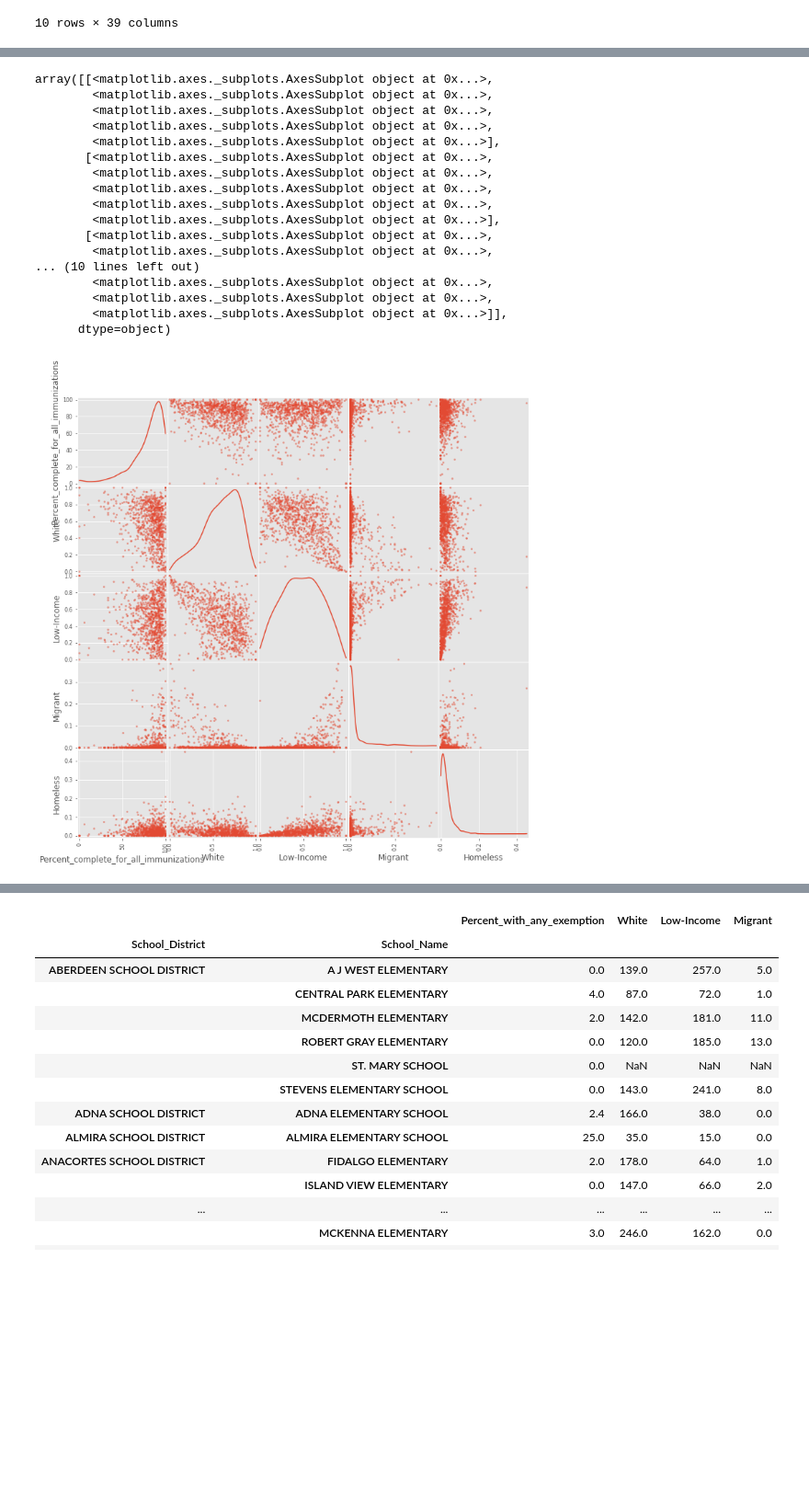
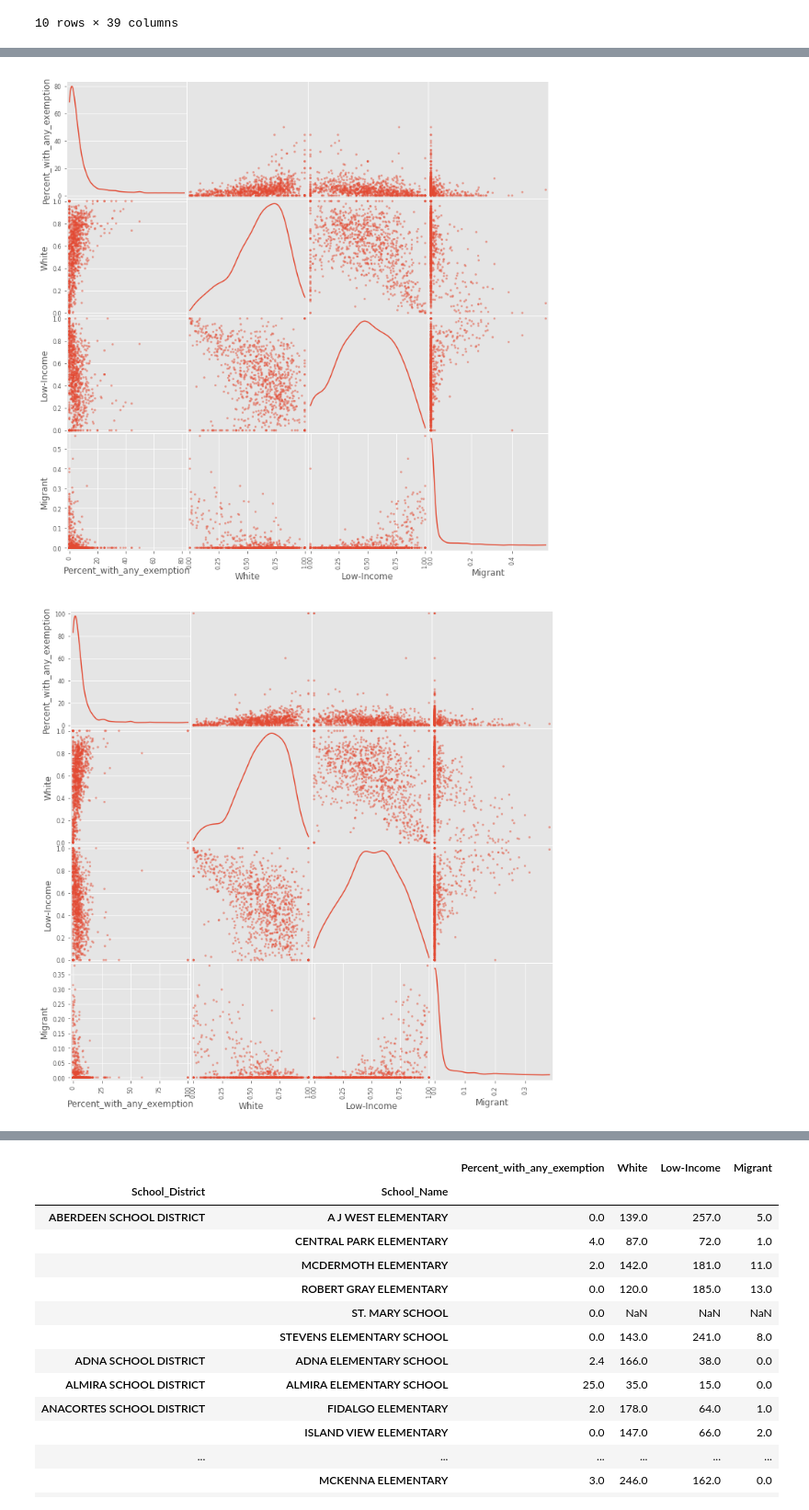
Before and after one commit to frischmuth/Washington-Immunization-Rates, a Jupyter notebook: Immunization IDE.ipynb, the cells around one changed output, grey strips where cells are left out. Shown at 92% size. Drawn from its saved outputs; the diff is of its cells as text; code cells hidden in the pictures; blank space fills up the shorter version.

Commit message:
get all data for k and 6 over three years, begin evaluation

```diff
--- a/Immunization IDE.ipynb
+++ b/Immunization IDE.ipynb
@@ -55,6 +56,9 @@ six67 = read_vaccine_data('data/2016_17_6th_Grade')
 all_demographic_data = read_demographic_data('data/Report_Card_Enrollment_from_2014-15_to_Current_Year.csv')
 # %%
 demographics45 = all_demographic_data[(all_demographic_data['SchoolYear'] == '2014-15') & (all_demographic_data['OrganizationLevel'] == 'School')].copy()
+demographics56 = all_demographic_data[(all_demographic_data['SchoolYear'] == '2015-16') & (all_demographic_data['OrganizationLevel'] == 'School')].copy()
+demographics67 = all_demographic_data[(all_demographic_data['SchoolYear'] == '2016-17') & (all_demographic_data['OrganizationLevel'] == 'School')].copy()
+
 demographics45['Gradelevel'].unique()
 # %% [output]
 array(['1st Grade', '2nd Grade', '3rd Grade', '4th Grade', '5th Grade',
@@ -96,0 +83,7 @@ kindergarten45.head(10)
+# %%
+kindergarten45 = all_kindergarten(demographics45)
+kindergarten45 = convert_to_fractions(kindergarten45)
+kindergarten56 = all_kindergarten(demographics56)
+kindergarten56 = convert_to_fractions(kindergarten56)
+kindergarten67 = all_kindergarten(demographics67)
+kindergarten67 = convert_to_fractions(kindergarten67)
@@ -124,0 +113,8 @@ merged_data_45.head()
+# %%
+merged_kindergarten_data_45 = pd.merge(k45,kindergarten45, how='left',left_index=True, right_index=True)
+merged_kindergarten_data_56 = pd.merge(k56,kindergarten56, how='left',left_index=True, right_index=True)
+merged_kindergarten_data_67 = pd.merge(k67,kindergarten67, how='left',left_index=True, right_index=True)
+merged_sixth_data_45 = pd.merge(k45,kindergarten45, how='left',left_index=True, right_index=True)
+merged_sixth_data_56 = pd.merge(k56,kindergarten56, how='left',left_index=True, right_index=True)
+merged_sixth_data_67 = pd.merge(k67,kindergarten67, how='left',left_index=True, right_index=True)
+merged_sixth_data_45.columns
@@ -125,23 +139,12 @@ merged_data_45.head()
 # %%
 #pd.plotting.scatter_matrix(merged_data_45, alpha=0.5, figsize=(12, 12), diagonal='kde')
-# %%
-pd.plotting.scatter_matrix(merged_data_45[['Percent_complete_for_all_immunizations','White','Low-Income','Migrant', 'Homeless']], alpha=0.5, figsize=(12, 12), diagonal='kde')
-# %% [output]
-array([[<matplotlib.axes._subplots.AxesSubplot object at 0x...>,
-        <matplotlib.axes._subplots.AxesSubplot object at 0x...>,
-        <matplotlib.axes._subplots.AxesSubplot object at 0x...>,
-        <matplotlib.axes._subplots.AxesSubplot object at 0x...>,
-        <matplotlib.axes._subplots.AxesSubplot object at 0x...>],
-       [<matplotlib.axes._subplots.AxesSubplot object at 0x...>,
-        <matplotlib.axes._subplots.AxesSubplot object at 0x...>,
-        <matplotlib.axes._subplots.AxesSubplot object at 0x...>,
-        <matplotlib.axes._subplots.AxesSubplot object at 0x...>,
-        <matplotlib.axes._subplots.AxesSubplot object at 0x...>],
-       [<matplotlib.axes._subplots.AxesSubplot object at 0x...>,
-        <matplotlib.axes._subplots.AxesSubplot object at 0x...>,
-... (10 lines left out)
-        <matplotlib.axes._subplots.AxesSubplot object at 0x...>,
-        <matplotlib.axes._subplots.AxesSubplot object at 0x...>,
-        <matplotlib.axes._subplots.AxesSubplot object at 0x...>]],
-      dtype=object)
-[figure, removed]
+# %%
+pd.plotting.scatter_matrix(merged_kindergarten_data_45[['Percent_with_any_exemption','White','Low-Income','Migrant']], alpha=0.5, figsize=(12, 12), diagonal='kde')
+pd.plotting.scatter_matrix(merged_kindergarten_data_56[['Percent_with_any_exemption','White','Low-Income','Migrant']], alpha=0.5, figsize=(12, 12), diagonal='kde')
+pd.plotting.scatter_matrix(merged_kindergarten_data_67[['Percent_with_any_exemption','White','Low-Income','Migrant']], alpha=0.5, figsize=(12, 12), diagonal='kde')
+pd.plotting.scatter_matrix(merged_sixth_data_45[['Percent_with_any_exemption','White','Low-Income','Migrant']], alpha=0.5, figsize=(12, 12), diagonal='kde')
+pd.plotting.scatter_matrix(merged_sixth_data_56[['Percent_with_any_exemption','White','Low-Income','Migrant']], alpha=0.5, figsize=(12, 12), diagonal='kde')
+pd.plotting.scatter_matrix(merged_sixth_data_67[['Percent_with_any_exemption','White','Low-Income','Migrant']], alpha=0.5, figsize=(12, 12), diagonal='kde');
+# %% [output]
+[figure, added]
+[figure, added]
```
Also changed, not shown: parts of 7 cells of this notebook, 1 other file.
